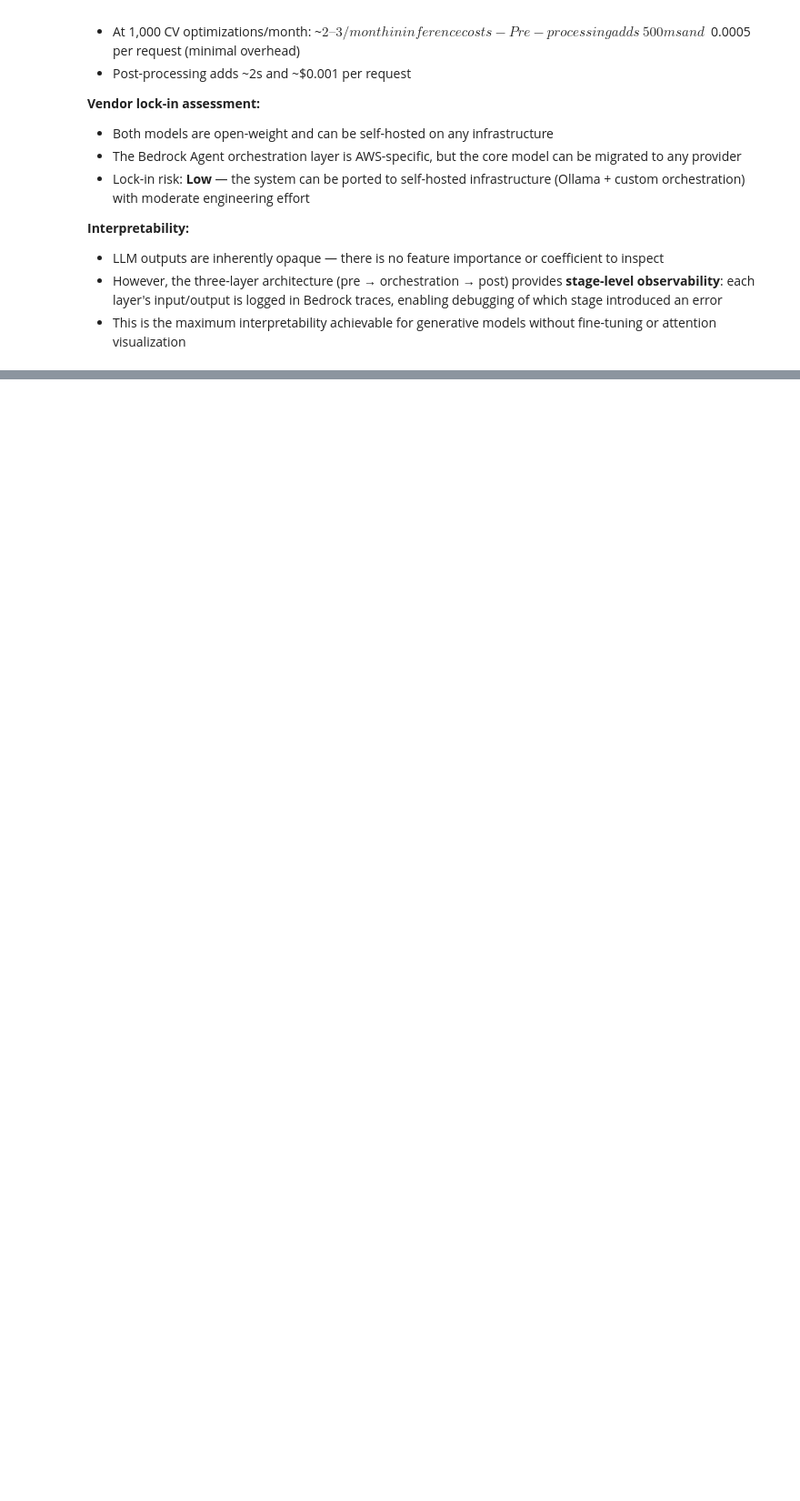
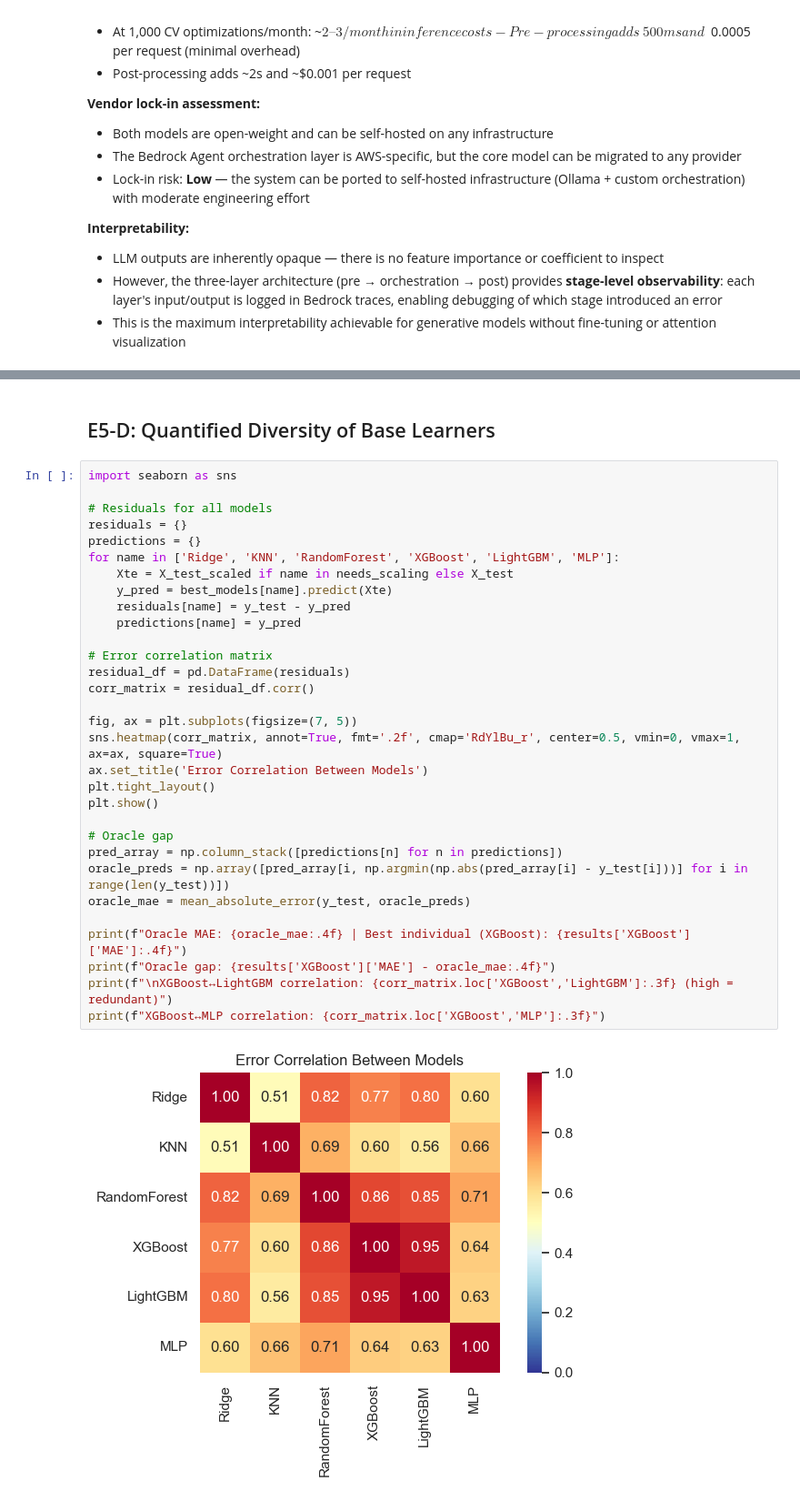
Before and after one commit to PosgradoMNA/TC5035.10-Equipo-60-EDA, a Jupyter notebook: src/main.ipynb, the cells around one changed output, grey strips where cells are left out. Shown at 91% size. Saved outputs shown, nothing was run; the diff lists cells and outputs as text; blank space fills up the shorter version.

```diff
--- a/src/main.ipynb
+++ b/src/main.ipynb
@@ -2962,0 +3217,35 @@ Bedrock traces, enabling debugging of which stage introduced an error
+# %% [markdown]
+## E5-D: Quantified Diversity of Base Learners
+# %%
+import seaborn as sns
+
+# Residuals for all models
+residuals = {}
+predictions = {}
+for name in ['Ridge', 'KNN', 'RandomForest', 'XGBoost', 'LightGBM', 'MLP']:
+    Xte = X_test_scaled if name in needs_scaling else X_test
+    y_pred = best_models[name].predict(Xte)
+    residuals[name] = y_test - y_pred
+    predictions[name] = y_pred
+
+# Error correlation matrix
+residual_df = pd.DataFrame(residuals)
+corr_matrix = residual_df.corr()
+
+fig, ax = plt.subplots(figsize=(7, 5))
+sns.heatmap(corr_matrix, annot=True, fmt='.2f', cmap='RdYlBu_r', center=0.5, vmin=0, vmax=1, ax=ax, square=True)
+ax.set_title('Error Correlation Between Models')
+plt.tight_layout()
+plt.show()
+
+# Oracle gap
+pred_array = np.column_stack([predictions[n] for n in predictions])
+oracle_preds = np.array([pred_array[i, np.argmin(np.abs(pred_array[i] - y_test[i]))] for i in range(len(y_test))])
+oracle_mae = mean_absolute_error(y_test, oracle_preds)
+
+print(f"Oracle MAE: {oracle_mae:.4f} | Best individual (XGBoost): {results['XGBoost']['MAE']:.4f}")
+print(f"Oracle gap: {results['XGBoost']['MAE'] - oracle_mae:.4f}")
+print(f"\nXGBoost↔LightGBM correlation: {corr_matrix.loc['XGBoost','LightGBM']:.3f} (high = redundant)")
+print(f"XGBoost↔MLP correlation: {corr_matrix.loc['XGBoost','MLP']:.3f}")
+# %% [output]
+[figure, added]
```
Also changed, not shown: parts of 26 cells of this notebook, 1 other file.
